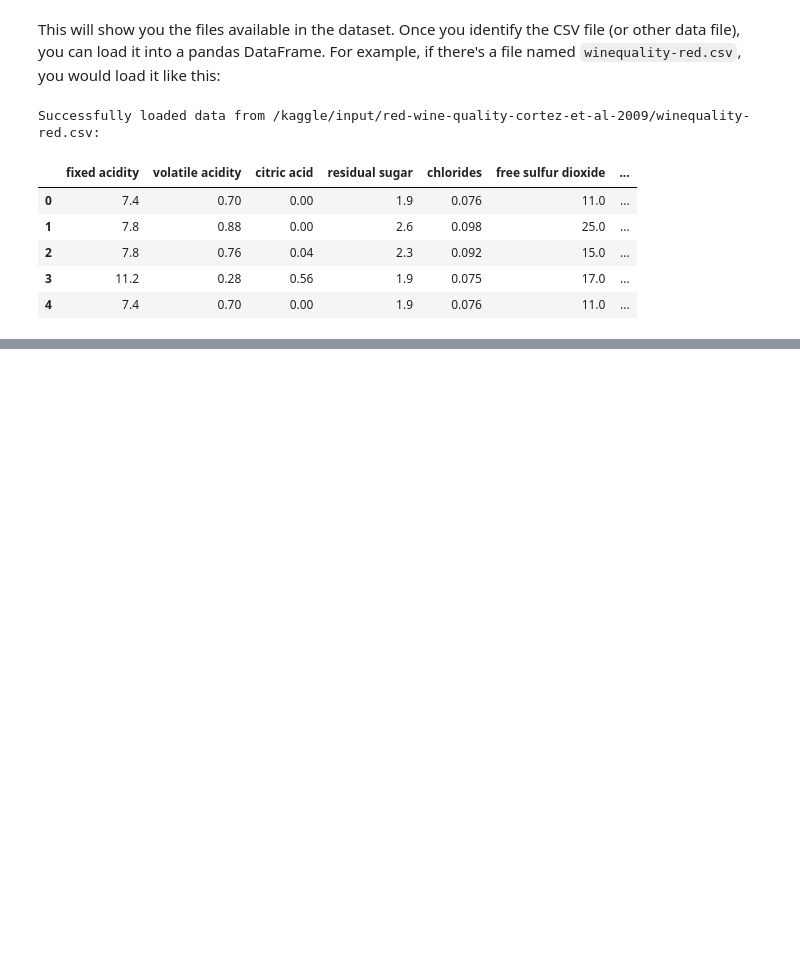
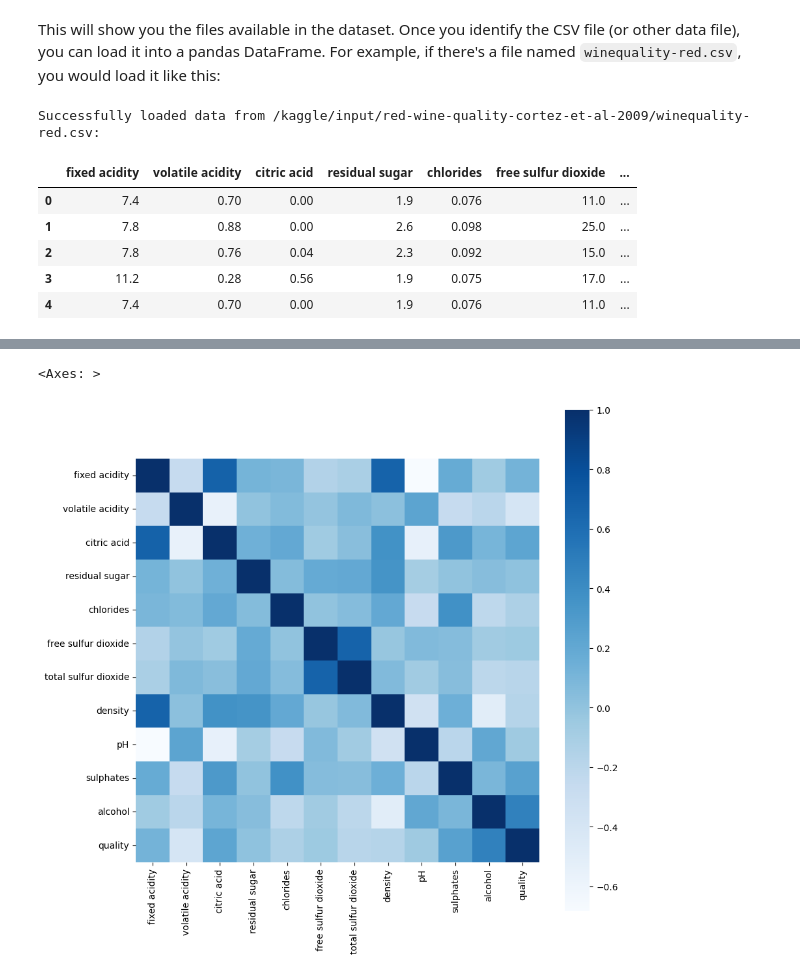
Before and after one commit to Syeda-Eman/Machine_Learning, a Jupyter notebook: Wine_quality_prediction.ipynb, the cells around one changed output, grey strips where cells are left out. Saved outputs shown, nothing was run; the diff lists cells and outputs as text; code cells hidden in the pictures; blank space fills up the shorter version.

```diff
--- a/Wine_quality_prediction.ipynb
+++ b/Wine_quality_prediction.ipynb
@@ -44,0 +84,9 @@ Successfully loaded data from /kaggle/input/red-wine-quality-cortez-et-al-2009/w
+# %%
+correlation = df.corr()
+# %%
+#constructing a heatmap to understand the correlation between the columns
+plt.figure(figsize=(10,10))
+sns.heatmap(correlation, cbar = True, square=True, fmt = '.1f', annot_kws={'size':8}, cmap = 'Blues')
+# %% [output]
+<Axes: >
+[figure, added]
```
Also changed, not shown: parts of 6 cells of this notebook.
